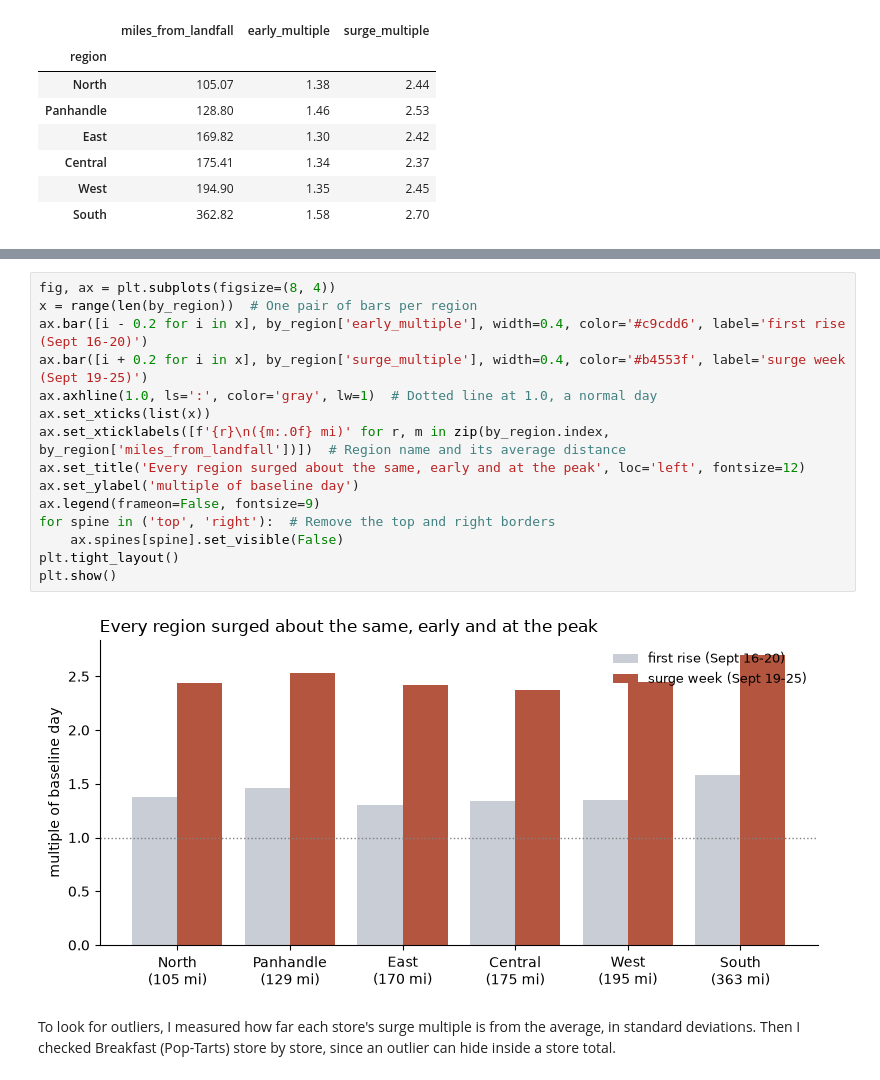
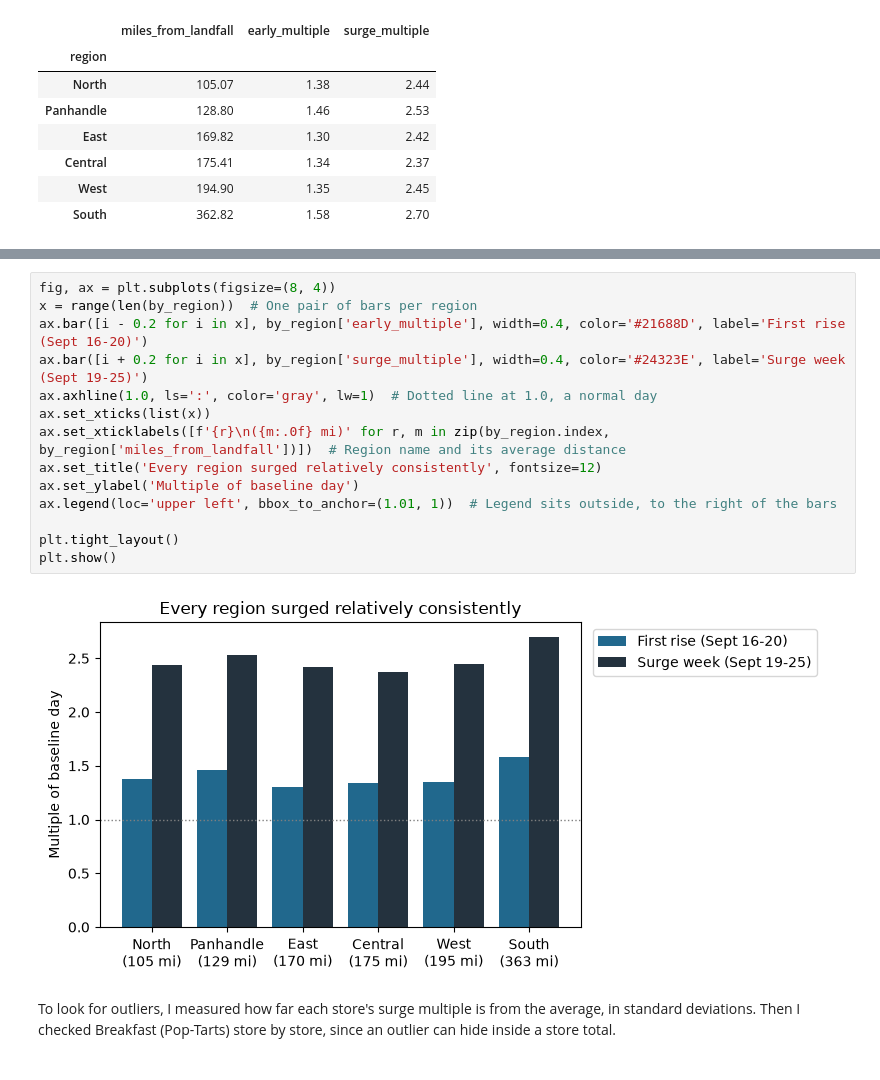
Before and after one commit to eviemcmahan/walmart-hurricane-project, a Jupyter notebook: notebooks/team_notebook.ipynb, the cells around one changed output, grey strips where cells are left out. Drawn from its saved outputs; the diff is of its cells as text.

```diff
--- a/notebooks/team_notebook.ipynb
+++ b/notebooks/team_notebook.ipynb
@@ -1775,20 +1799,19 @@ Transactions per store: 1993 to 2130
 # %%
 fig, ax = plt.subplots(figsize=(8, 4))
 x = range(len(by_region))  # One pair of bars per region
-ax.bar([i - 0.2 for i in x], by_region['early_multiple'], width=0.4, color='#c9cdd6', label='first rise (Sept 16-20)')
-ax.bar([i + 0.2 for i in x], by_region['surge_multiple'], width=0.4, color='#b4553f', label='surge week (Sept 19-25)')
+ax.bar([i - 0.2 for i in x], by_region['early_multiple'], width=0.4, color='#21688D', label='First rise (Sept 16-20)')
+ax.bar([i + 0.2 for i in x], by_region['surge_multiple'], width=0.4, color='#24323E', label='Surge week (Sept 19-25)')
 ax.axhline(1.0, ls=':', color='gray', lw=1)  # Dotted line at 1.0, a normal day
 ax.set_xticks(list(x))
 ax.set_xticklabels([f'{r}\n({m:.0f} mi)' for r, m in zip(by_region.index, by_region['miles_from_landfall'])])  # Region name and its average distance
-ax.set_title('Every region surged about the same, early and at the peak', loc='left', fontsize=12)
-ax.set_ylabel('multiple of baseline day')
-ax.legend(frameon=False, fontsize=9)
-for spine in ('top', 'right'):  # Remove the top and right borders
-    ax.spines[spine].set_visible(False)
+ax.set_title('Every region surged relatively consistently', fontsize=12)
+ax.set_ylabel('Multiple of baseline day')
+ax.legend(loc='upper left', bbox_to_anchor=(1.01, 1))  # Legend sits outside, to the right of the bars
+
 plt.tight_layout()
 plt.show()
 # %% [output]
-[figure, old version]
+[figure, new version]
 # %% [markdown]
 To look for outliers, I measured how far each store's surge multiple is from the average, in standard deviations. Then I checked Breakfast (Pop-Tarts) store by store, since an outlier can hide inside a store total.
 # %%
```
Also changed, not shown: parts of 43 cells of this notebook.
